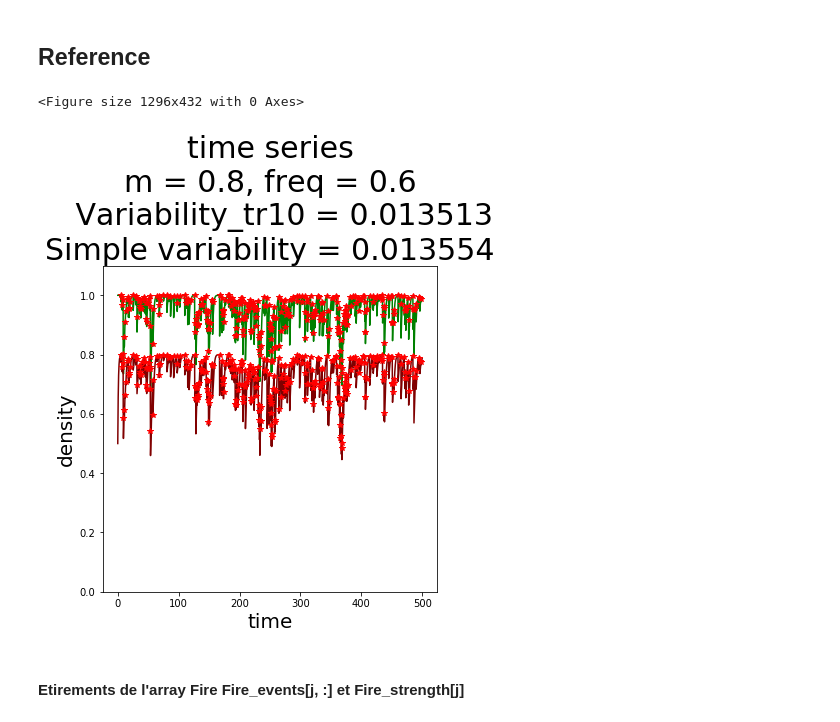
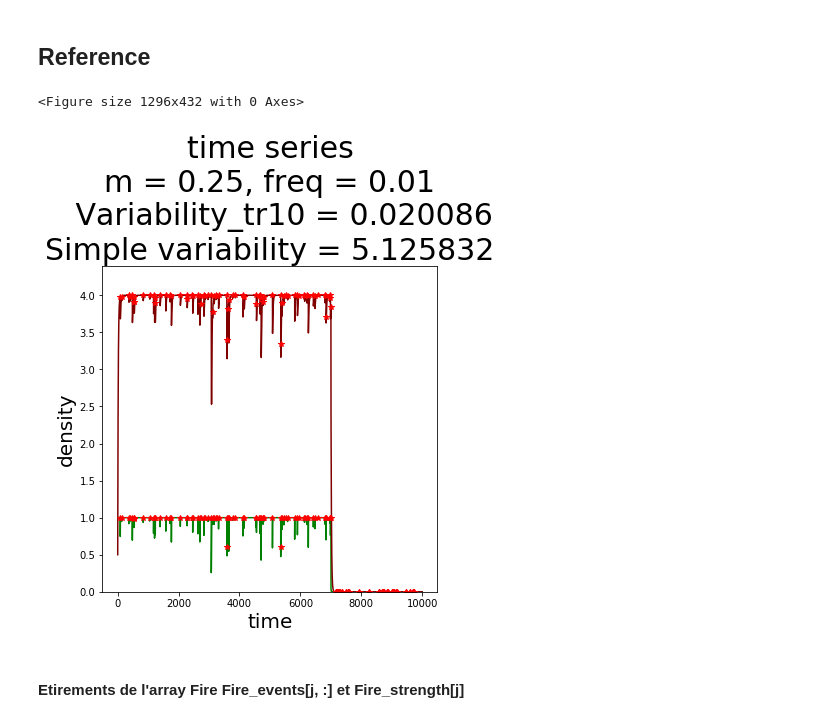
Before and after one commit to cavaillesj/-ecosystem_behavior, a Jupyter notebook: Variability VS frequency model 3 param.ipynb, the cells around one changed output. Drawn from its saved outputs; the diff is of its cells as text; code cells hidden in the pictures.

```diff
--- a/Variability VS frequency model 3 param.ipynb
+++ b/Variability VS frequency model 3 param.ipynb
@@ -20,7 +16,14 @@ M_v = [0.8, 0.9, 1., 1.05, 1.1]
+# %%
+Freq_v = [0.01, 0.02, 0.05, 0.1, 0.2, 0.5, 1.]
+M_v = [0.02, 0.05, 0.1, 0.2, 0.5, 1., 2.]
+#nParall = len(M)
 # %%
 a = 0.2
-m_ref = M_v[0]
-Param_phy = [a, m_ref]
+#m_ref = M_v[0]
+m_ref = 0.25
+d = 0.0625
+Param_phy = [a, m_ref, d]
+#Param_phy = [a, m_ref]
 Init = [0, Param_phy[1]]
 
 
@@ -31,12 +34,12 @@ freq_ref = Freq_v[0]
 Param_freq = {"p":  freq_ref}#2
 dt = min([0.1, 0.1/Param_freq["p"]]) ### Use small $dt$ (it could increase when we change the frequency) CHANGED
 dt_ref = dt
-finalTime = 500
+finalTime = 10000
 finalTime_ref = finalTime
 
-Param_strength = {"scale":0.01} # 0.0008
+Param_strength = {"scale":0.01} # 0.005
 Param_coupled = {"alpha":5., # 20
-                 "beta":1.}# 500
+                 "beta":1.}# 2
 
 
 Fire_param = {"model": "coupled",
@@ -50,24 +53,24 @@ Fire_param = {"model": "coupled",
 # %%
 #Fire_events = np.zeros((nParall, 1000), dtype="bool")
 #Fire_strength = np.zeros((nParall, 1000))
 
 plt.figure(figsize = (18, 6))
-O = Ode(model = "allee_effect_adi", Init=Init, Param_phy= Param_phy, finalTime = finalTime, dt=dt_ref, Fire_param = Fire_param)
+O = Ode(model = "allee_effect_adi_3", Init=Init, Param_phy= Param_phy, finalTime = finalTime, dt=dt_ref, Fire_param = Fire_param)
 nbreIter_ref = O.NbreIte
 Fire_events = O.Fire_events
 Fire_strength = O.Fire_strength
 O.solve_by_part()
 var = O.variability("N+W")
 var_a = np.var(O.N+O.W)
 #plt.figure(figsize = (12, 6))
 #plt.subplot(1, nParall, j+1)
 plt.figure(figsize = (6, 6))
 O.plot_time_series(generation=False, show=False, legend = False)
 plt.title("time series\nm = "+str(m_ref)+", freq = "+str(freq_ref)+"\n   Variability_tr10 = "+str(round(var, 6))+"\nSimple variability = "+str(round(var_a, 6)), fontsize = 30)
 plt.show()
 # %% [output]
 <Figure size 1296x432 with 0 Axes>
-[figure, old version]
+[figure, new version]
 # %% [markdown]
 #### Etirements de l'array Fire Fire_events[j, :] et Fire_strength[j]
 # %% [raw]
```
Also changed, not shown: parts of 58 cells of this notebook, 5 other files.
